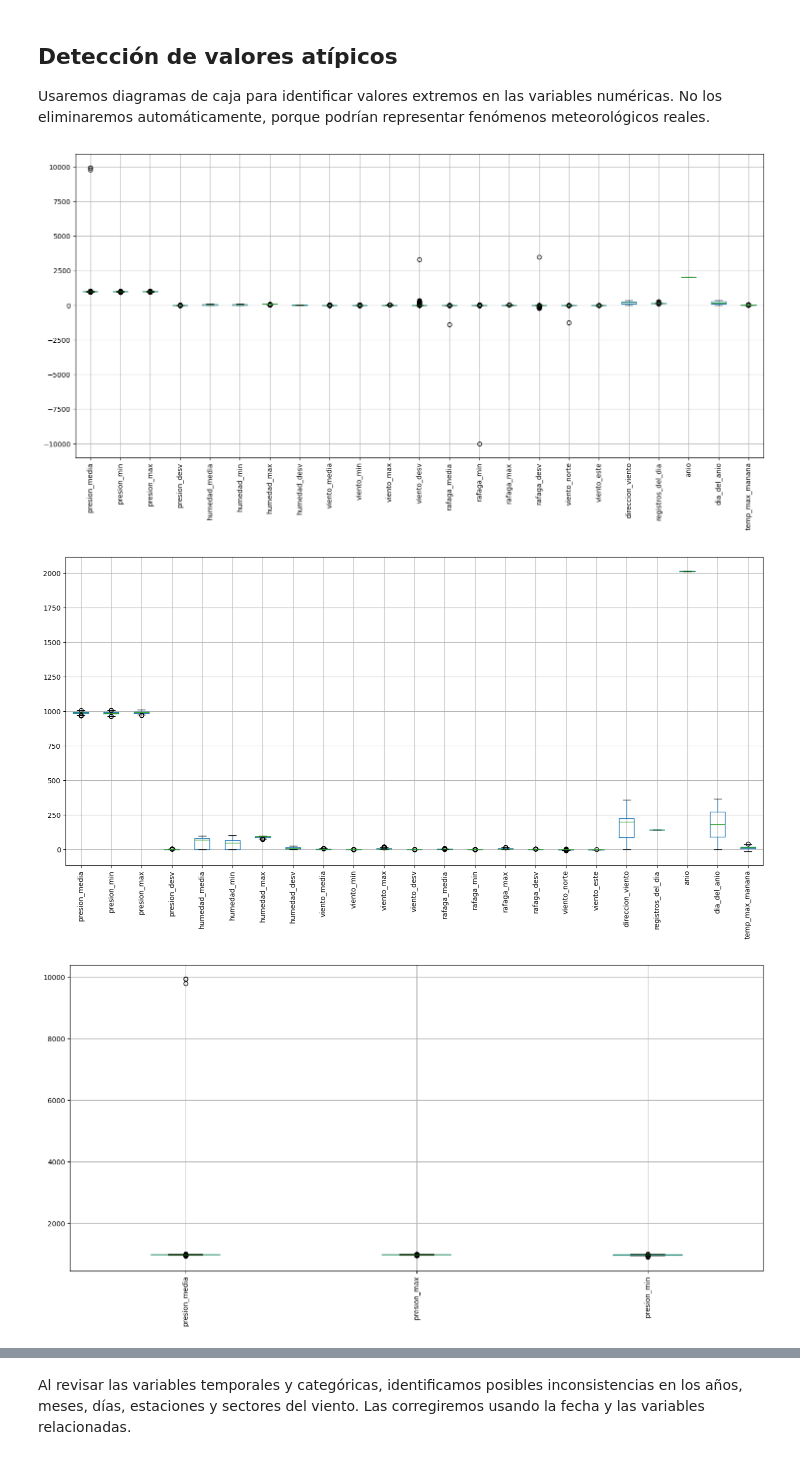
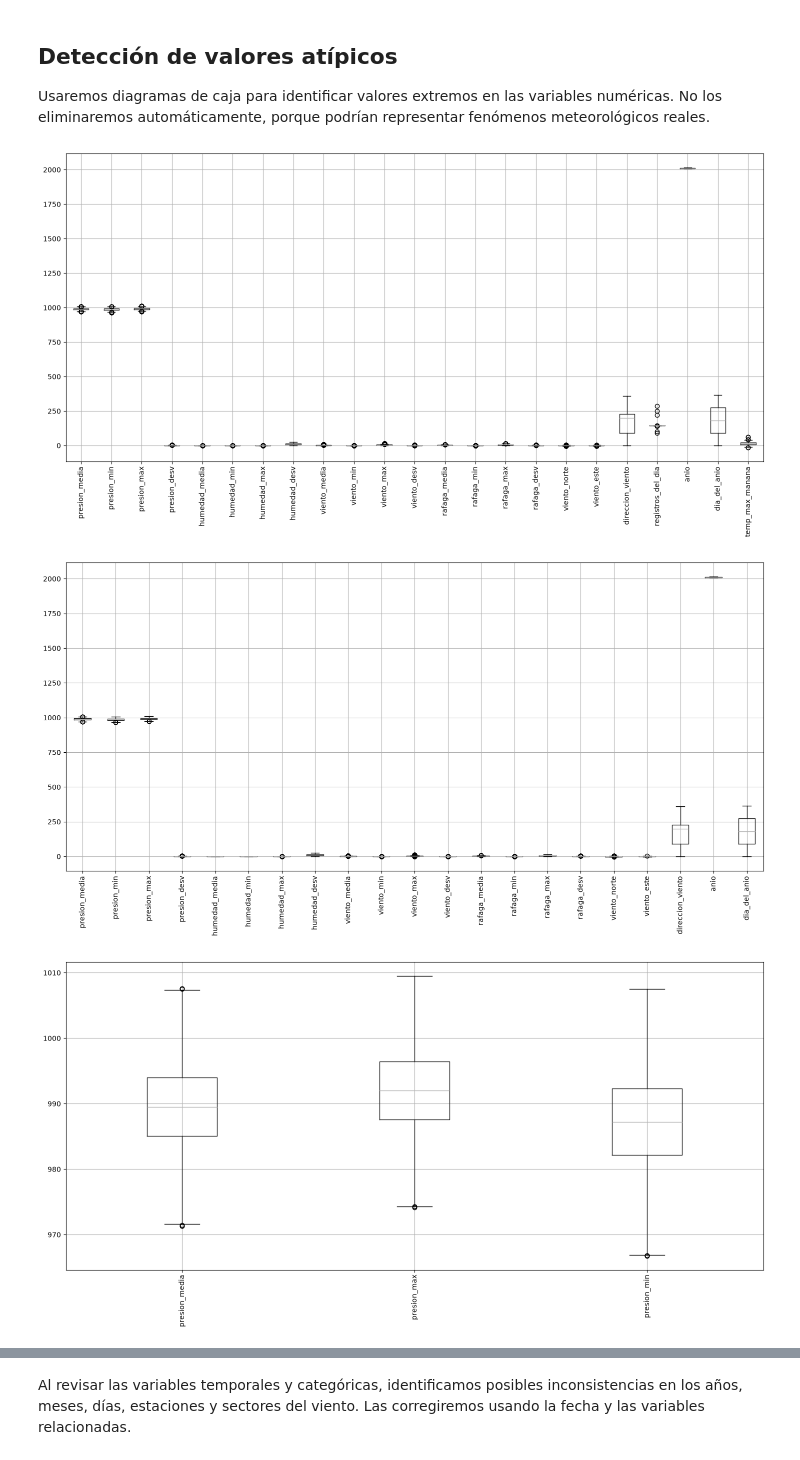
Before and after one commit to SebastianVO15/Laboratorio-1-G11-Aprendizaje-de-maquina, a Jupyter notebook: Laboratorio1_G11.ipynb, the cells around one changed output, grey strips where cells are left out. Drawn from its saved outputs; the diff is of its cells as text; code cells hidden in the pictures.

```diff
--- a/Laboratorio1_G11.ipynb
+++ b/Laboratorio1_G11.ipynb
@@ -219,3 +223,6 @@ dup_table
+# %%
+for col in ["humedad_media", "humedad_max", "humedad_min"]:
+    datos[col] = datos[col].where(datos[col] <= 1, datos[col] / 100)
 # %% [markdown]
 ## Depuración de fechas repetidas
 
@@ -260,35 +267,38 @@ datos.select_dtypes(include="number").boxplot(
 )
 plt.show()
 # %% [output]
-[figure, old version]
+[figure, new version]
 # %%
 
 datos_numericos=datos.select_dtypes(include="number")
+datos_numericos.drop(columns=["temp_max_manana","registros_del_dia"], inplace=True)
 for column in datos_numericos.columns:
     q1 = datos_numericos[column].quantile(0.25)
     q3 = datos_numericos[column].quantile(0.75)
     iqr = q3 - q1
     lower_bound = q1 - 1.5 * iqr
     upper_bound = q3 + 1.5 * iqr
     datos_numericos[column] = datos_numericos[column].apply(lambda x: x if lower_bound <= x <= upper_bound else None)
 
 
 datos_numericos.select_dtypes(include="number").boxplot(
     figsize=(18, 8),
     rot=90
 )
 plt.show()
 
+datos[datos_numericos.columns] = datos_numericos
+
 datos.boxplot(
     column=["presion_media", "presion_max", "presion_min"],
     figsize=(18, 8),
     rot=90
 )
 
 plt.show()
 # %% [output]
-[figure, old version]
+[figure, new version]
-[figure, old version]
+[figure, new version]
 # %%
 
 
```
Also changed, not shown: parts of 24 cells of this notebook.
